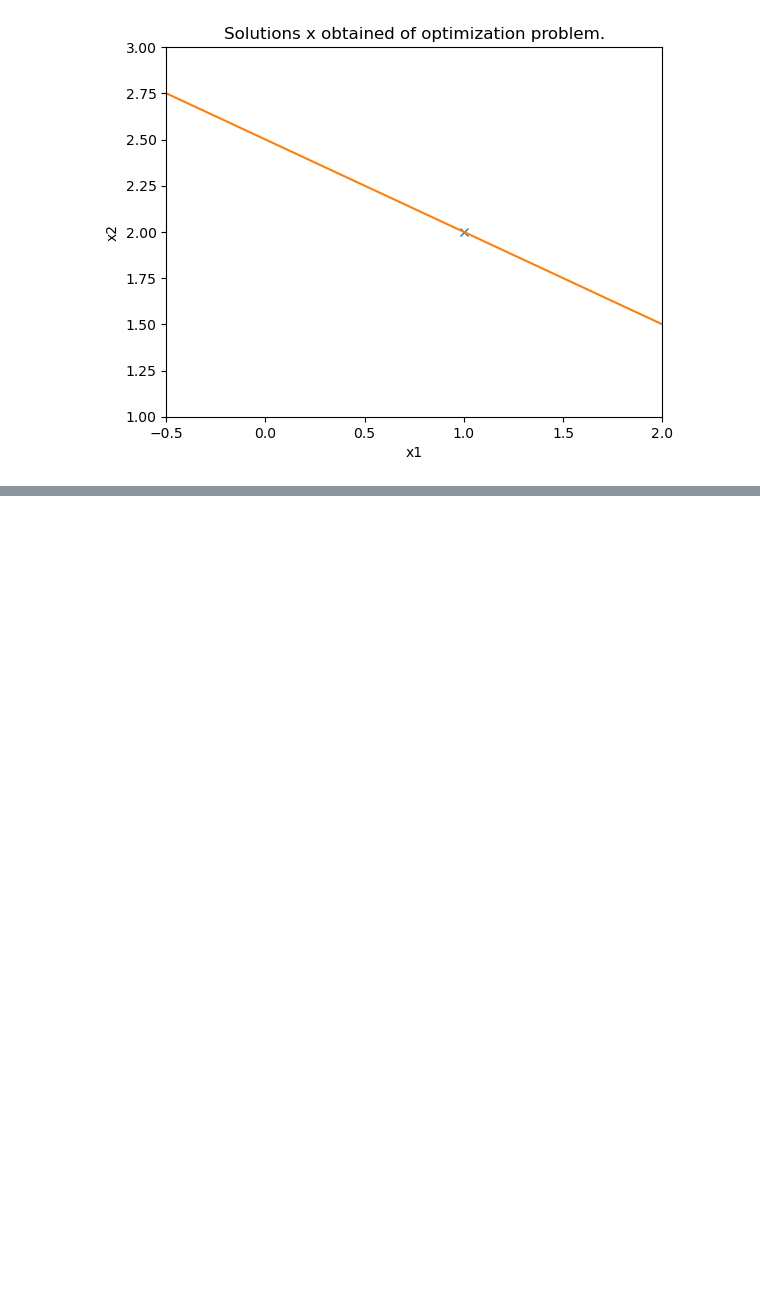
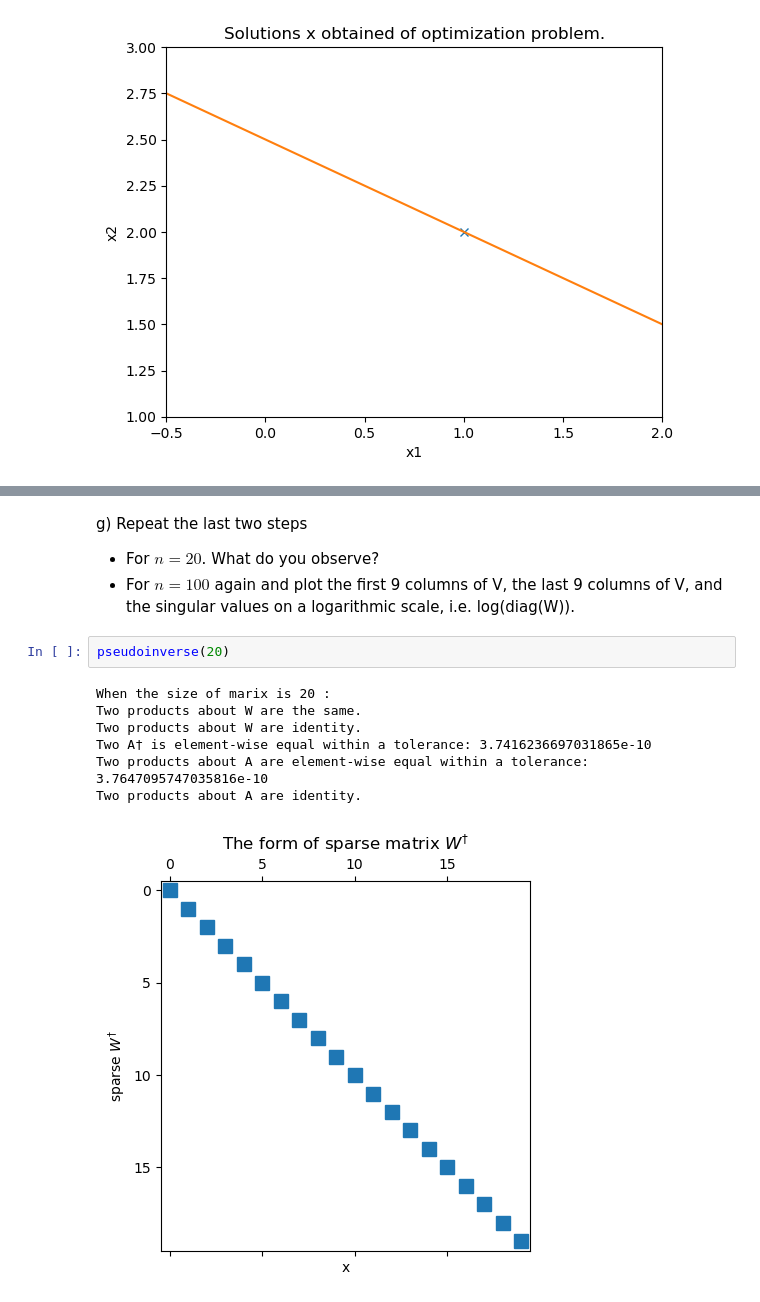
Before and after one commit to JOANNELUNA/COMP0114-Inverse-Problems-in-Imaging, a Jupyter notebook: CW1_week1-3.ipynb, the cells around one changed output, grey strips where cells are left out. Cells and saved outputs as stored; diff of their text form; blank space fills up the shorter version.

```diff
--- a/CW1_week1-3.ipynb
+++ b/CW1_week1-3.ipynb
@@ -72,0 +242,14 @@ plt.show()
+# %% [markdown]
+g) Repeat the last two steps
+* For $n = 20$. What do you observe?
+* For $n = 100$ again and plot the first 9 columns of V, the last 9 columns of V, and the singular values on a logarithmic scale, i.e. log(diag(W)).
+# %%
+pseudoinverse(20)
+# %% [output]
+When the size of marix is 20 :
+Two products about W are the same.
+Two products about W are identity.
+Two A† is element-wise equal within a tolerance: 3.7416236697031865e-10
+Two products about A are element-wise equal within a tolerance: 3.7647095747035816e-10
+Two products about A are identity.
+[figure, added]
```
Also changed, not shown: parts of 17 cells of this notebook, 1 other file.
